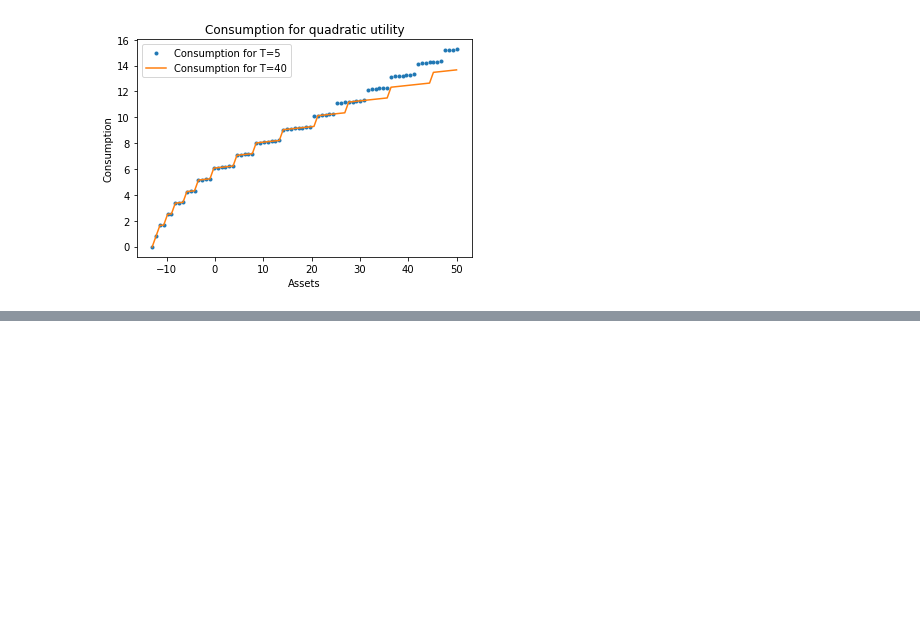
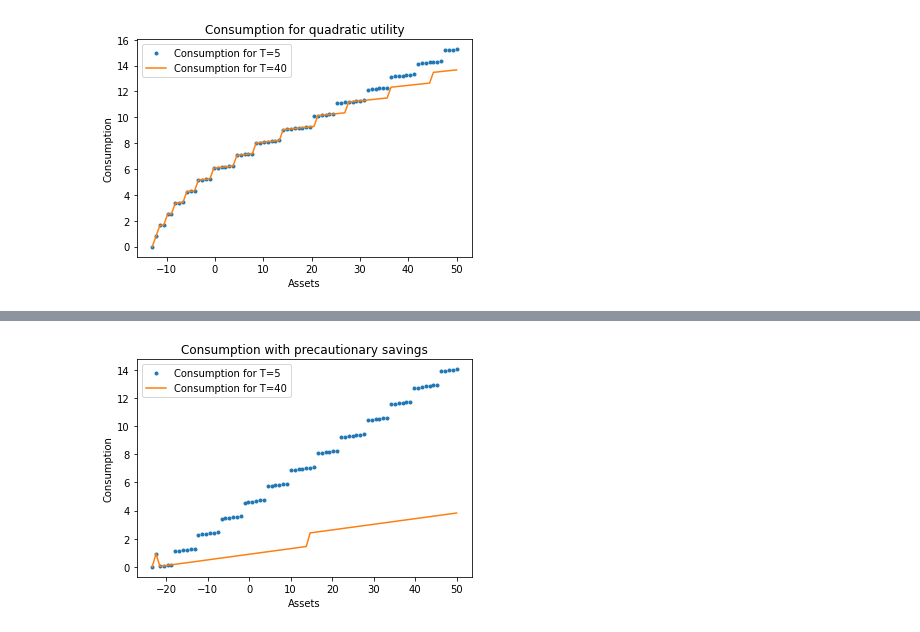
Before and after one commit to JorgeBatanero75/Quantitative-Macro-, a Jupyter notebook: PS4/PS4_Partial_Eq.ipynb, the cells around one changed output, grey strips where cells are left out. Drawn from its saved outputs; the diff is of its cells as text; code cells hidden in the pictures; blank space fills up the shorter version.

```diff
--- a/PS4/PS4_Partial_Eq.ipynb
+++ b/PS4/PS4_Partial_Eq.ipynb
@@ -625,0 +778,73 @@ plt.show()
+# %%
+# Finitely-lived households economy
+
+W = np.zeros(160*80)
+W = np.reshape(W, (160,80))
+
+count = 0
+finite_V = []
+finite_G = []
+
+Utility = np.zeros(12800)
+
+for i in range(0, 12800):
+
+    if c[i] >= 0:
+
+        Utility[i] = ((c[i]**(1-σ))-1)/(1-σ)
+
+    if c[i] < 0:
+
+        Utility[i] = -100000
+
+Utility = np.reshape(Utility, (1, 12800))
+Utility = np.reshape(Utility, (160, 80))
+
+for count in range(1, 46):
+
+    X = Utility + β*W
+    g = np.argmax(X, axis = 1)
+    W = np.amax(X, axis = 1)
+
+    finite_V.append(W)       # It stores each iteration for obtaining the value function at each period
+    finite_G.append(g)
+
+    W = np.reshape(W, [160,1])
+    W = np.tile(W, 80)
+    W = np.transpose(W)
+    W1 = W[:80, :80]
+    W2 = W[:80, 80:]
+    W = np.concatenate((W1, W2))
+    count = count+1
+
+finite_V = np.array(finite_V)
+finite_V = np.transpose(finite_V)
+finite_G = np.array(finite_G)
+finite_G = np.transpose(finite_G)
+
+# Individual at periods 5 and 40:
+
+A5 = A[finite_G[0:80, 5]]
+A40 = A[finite_G[0:80, 40]]
+
+C5 = Y[0]*np.ones(80) + (1+r)*A - A5
+C40 = Y[0]*np.ones(80) + (1+r)*A - A40
+
+for i in range(0,80):
+
+    if C5[i] < 0:
+        C5[i] = 0
+
+    if C40[i] < 0:
+        C40[i] = 0
+
+plt.figure()
+plt.plot(A, C5,'.', label = 'Consumption for T=5')
+plt.plot(A, C40, label = 'Consumption for T=40')
+plt.title('Consumption with precautionary savings')
+plt.legend()
+plt.ylabel('Consumption')
+plt.xlabel('Assets')
+plt.show()
+# %% [output]
+[figure, added]
```
Also changed, not shown: parts of 3 cells of this notebook.
